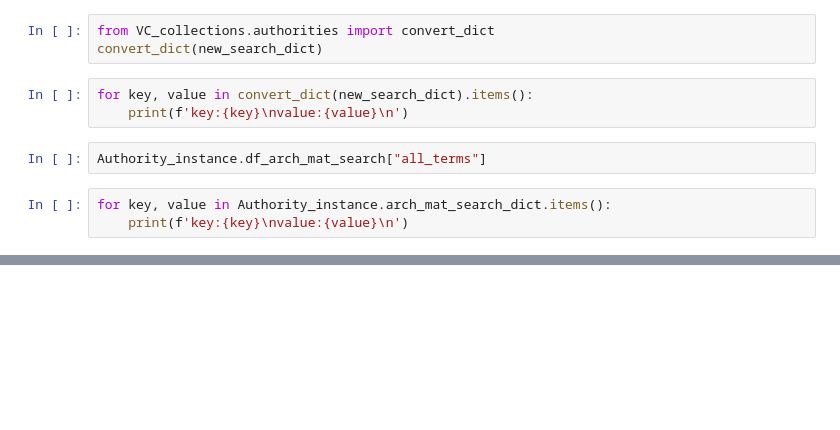
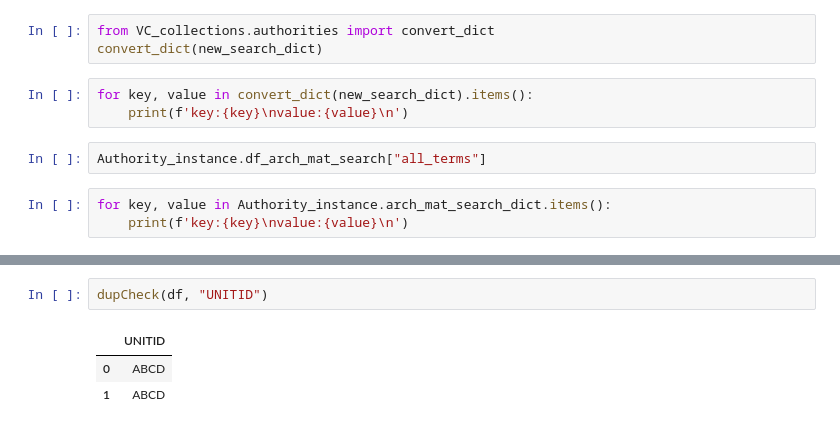
Before and after one commit to ygherman/VisualArts_Preprocessing, a Jupyter notebook: tesing.ipynb, the cells around one changed output, grey strips where cells are left out. Drawn from its saved outputs; the diff is of its cells as text; blank space fills up the shorter version.

```diff
--- a/tesing.ipynb
+++ b/tesing.ipynb
@@ -103,0 +266,6 @@ for key, value in Authority_instance.arch_mat_search_dict.items():
+# %%
+dupCheck(df, "UNITID")
+# %% [output]
+|  | UNITID |
+| 0 | ABCD |
+| 1 | ABCD |
```
Also changed, not shown: parts of 48 cells of this notebook, 13 other files.
